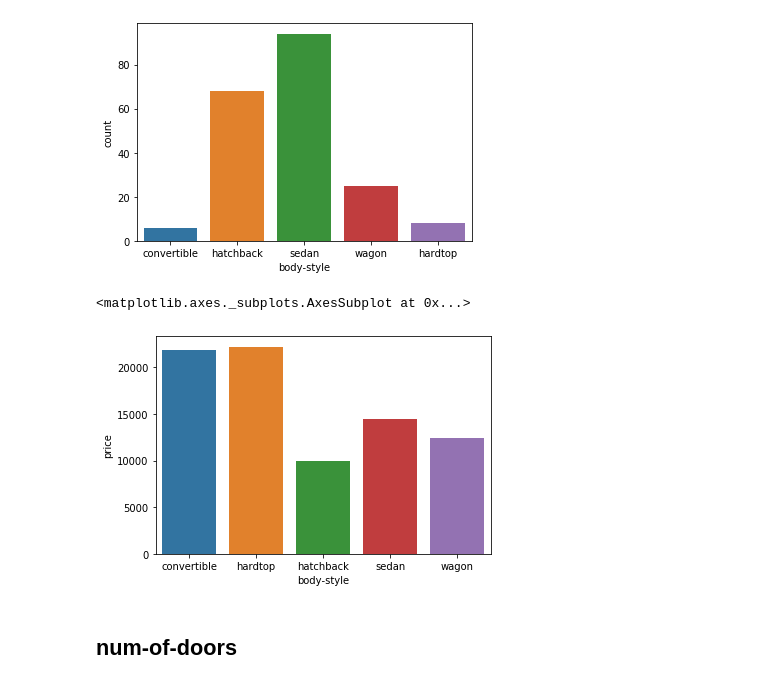
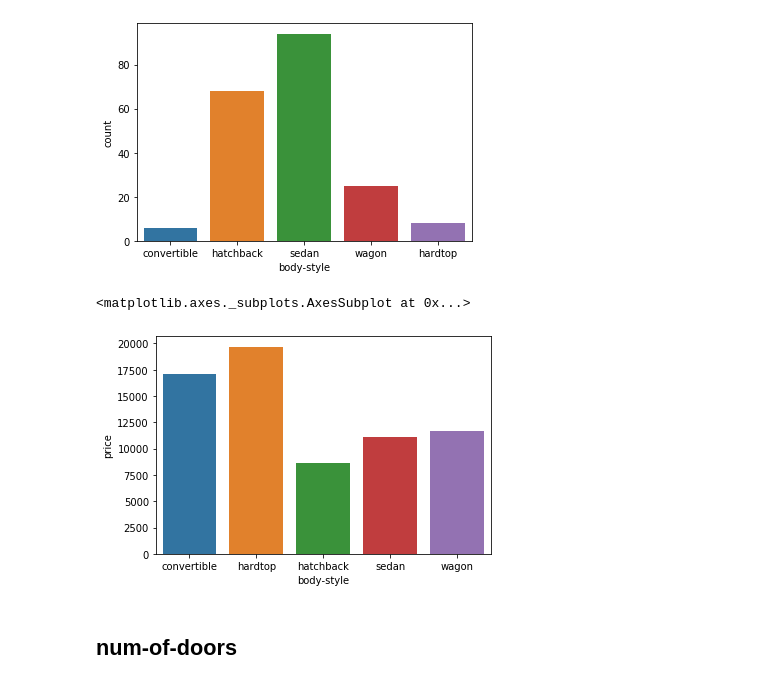
Before and after one commit to srikanthpragada/DS_06_JAN_2020, a Jupyter notebook: car/price_finder.ipynb, the cells around one changed output. Drawn from its saved outputs; the diff is of its cells as text; code cells hidden in the pictures.

```diff
--- a/car/price_finder.ipynb
+++ b/car/price_finder.ipynb
@@ -248,11 +256,11 @@ sns.countplot(cars['body-style'])
 <matplotlib.axes._subplots.AxesSubplot at 0x...>
 [figure]
 # %%
-g = cars.groupby('body-style', as_index = False)['price'].mean()
+g = cars.groupby('body-style', as_index = False)['price'].median()
 sns.barplot(g['body-style'], g['price'])
 # %% [output]
 <matplotlib.axes._subplots.AxesSubplot at 0x...>
-[figure, old version]
+[figure, new version]
 # %% [markdown]
 ## num-of-doors
 # %%
```
Also changed, not shown: parts of 14 cells of this notebook, 2 other files.
